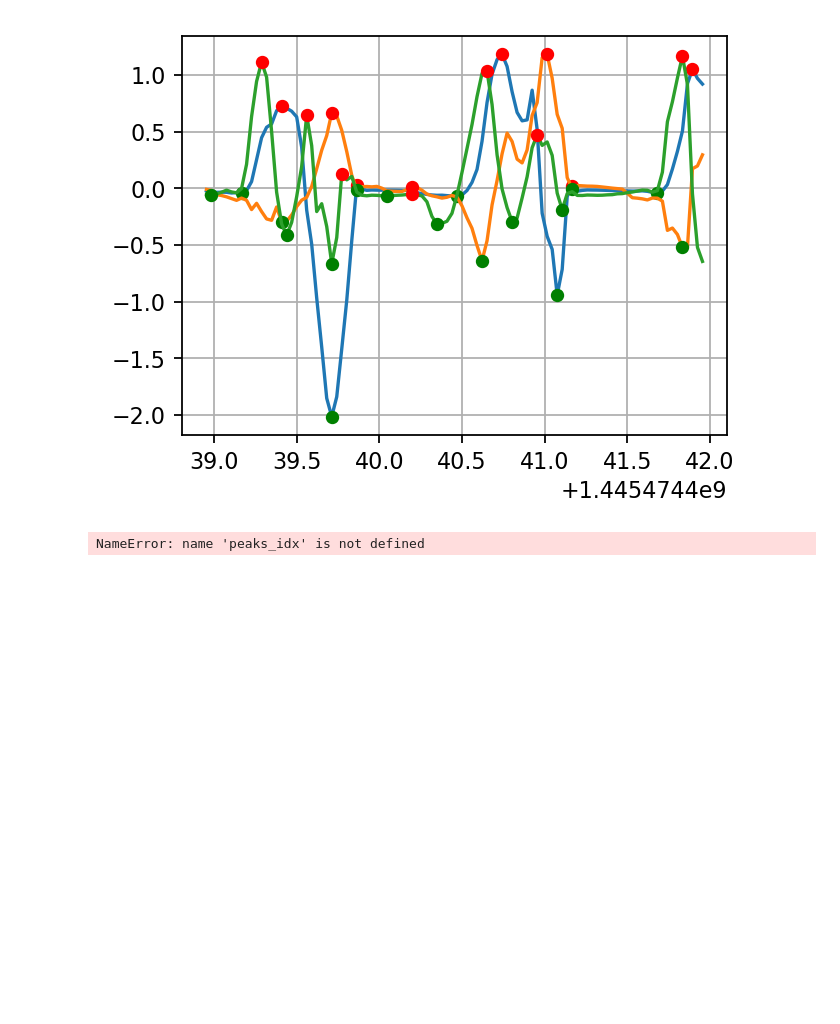
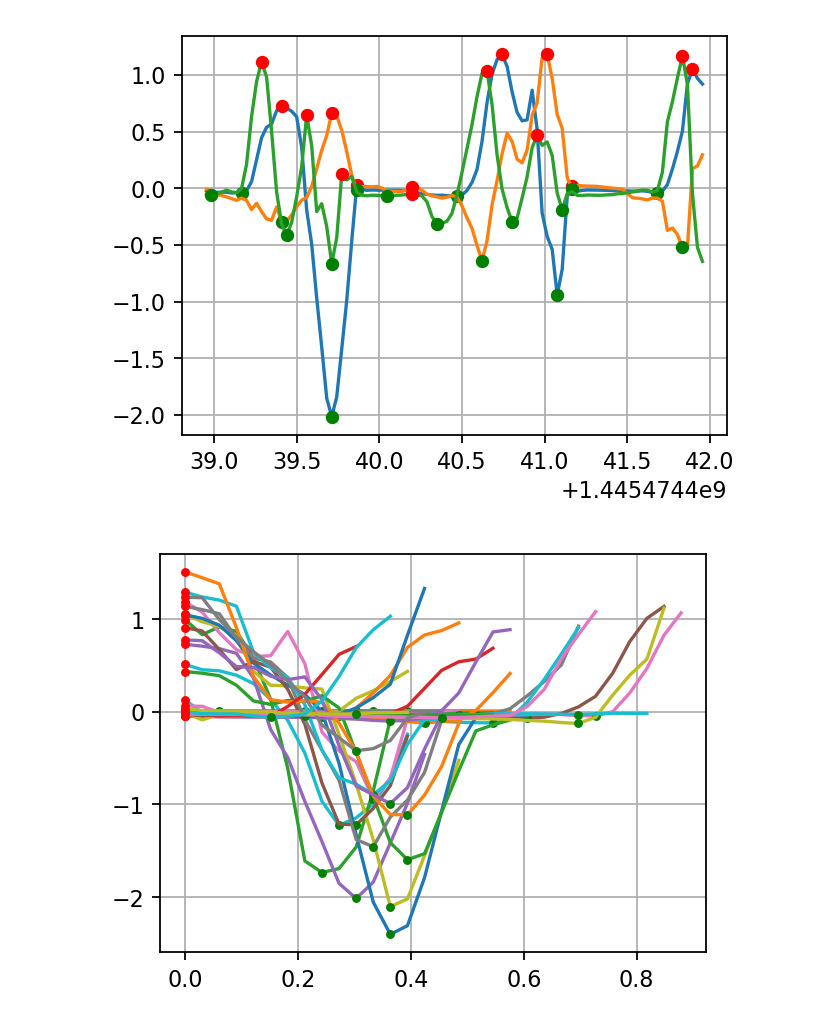
Before and after one commit to taoyilee/EMSA, a Jupyter notebook: EMSA.ipynb, the cells around one changed output. Cells and saved outputs as stored; diff of their text form; code cells hidden in the pictures; blank space fills up the shorter version.

```diff
--- a/EMSA.ipynb
+++ b/EMSA.ipynb
@@ -20,13 +17,13 @@ axis[0] = emsa.TimeSeries(ts=ts, ys=axis[0])
 axis[1] = emsa.TimeSeries(ts=ts, ys=axis[1])
 axis[2] = emsa.TimeSeries(ts=ts, ys=axis[2])
 
-emsa0 = emsa.EMSA(flt_type='ma', filterLen = 5)
+emsa0 = emsa.EMSA(flt_type='ma', filterLen = 5, searchOrd = 10)
 
 plt.figure(figsize=(4*1.1, 3*1.1), dpi=160)
 [a.plot(200,300) for a in axis]
 plt.show()
 
-[emsa0.process(a) for a in axis]
+motifs = [emsa0.process(a) for a in axis]
 
 plt.figure(figsize=(4*1.1, 3*1.1), dpi=160)
 [a.plot(200,300) for a in axis]
@@ -35,12 +32,10 @@ plt.show()
 [figure]
 [figure]
 # %%
-motifs = []
-for i in range(len(peaks_idx)-1):
-    motifs.append(Motif(ts_new[peaks_idx[i]:peaks_idx[i+1]], axis_lpf[0][peaks_idx[i]:peaks_idx[i+1]]))
 plt.figure(figsize=(4*1.1, 3*1.1), dpi=160)
+for i in range(40):
+#for i in range(len(motifs[0])):
+    motifs[0][i].plot()
 plt.grid()
-for i in range(len(motifs)):
-    motifs[i].plot()
 # %% [output]
-NameError: name 'peaks_idx' is not defined
+[figure, added]
```
Also changed, not shown: parts of 2 cells of this notebook, 1 other file.
